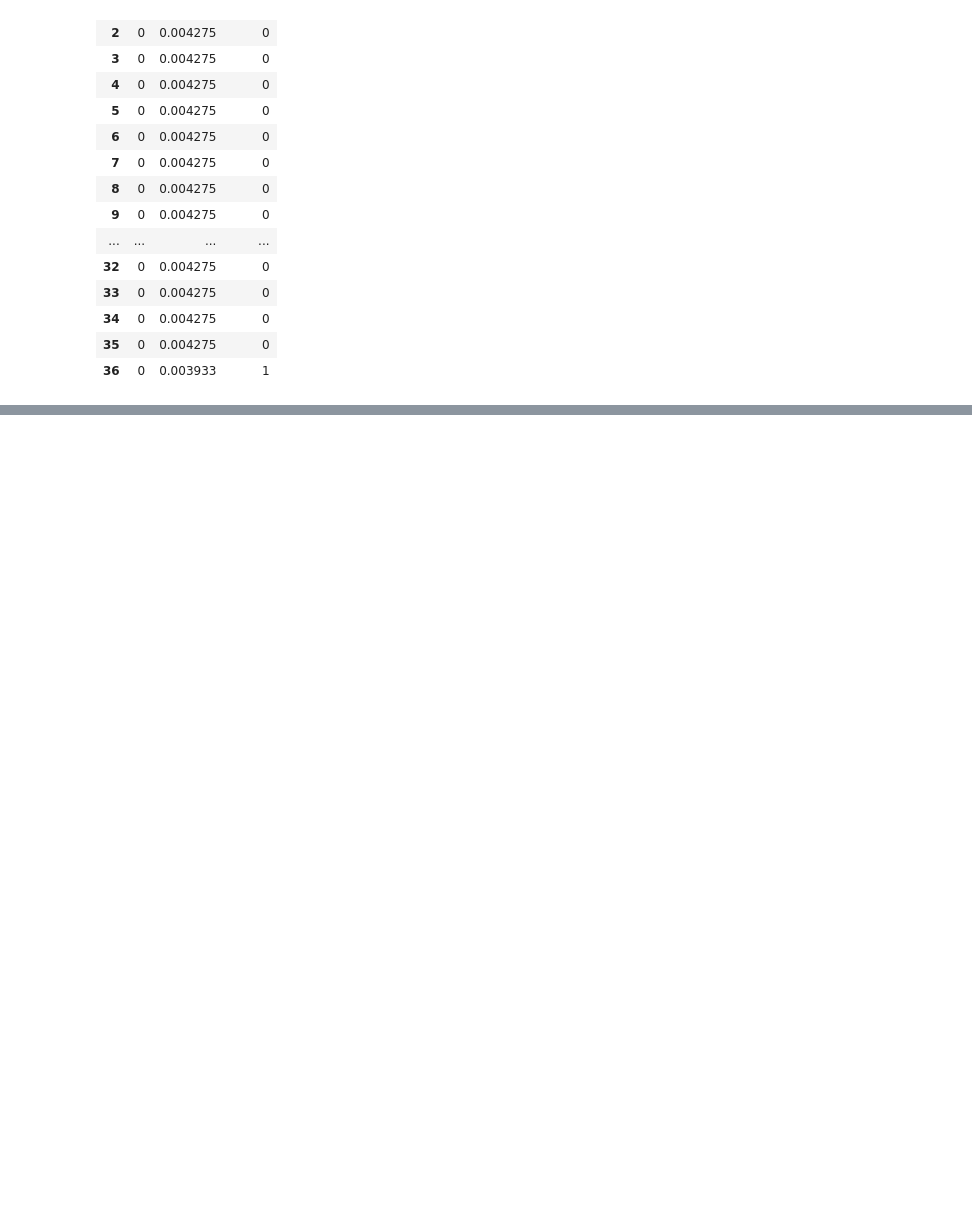
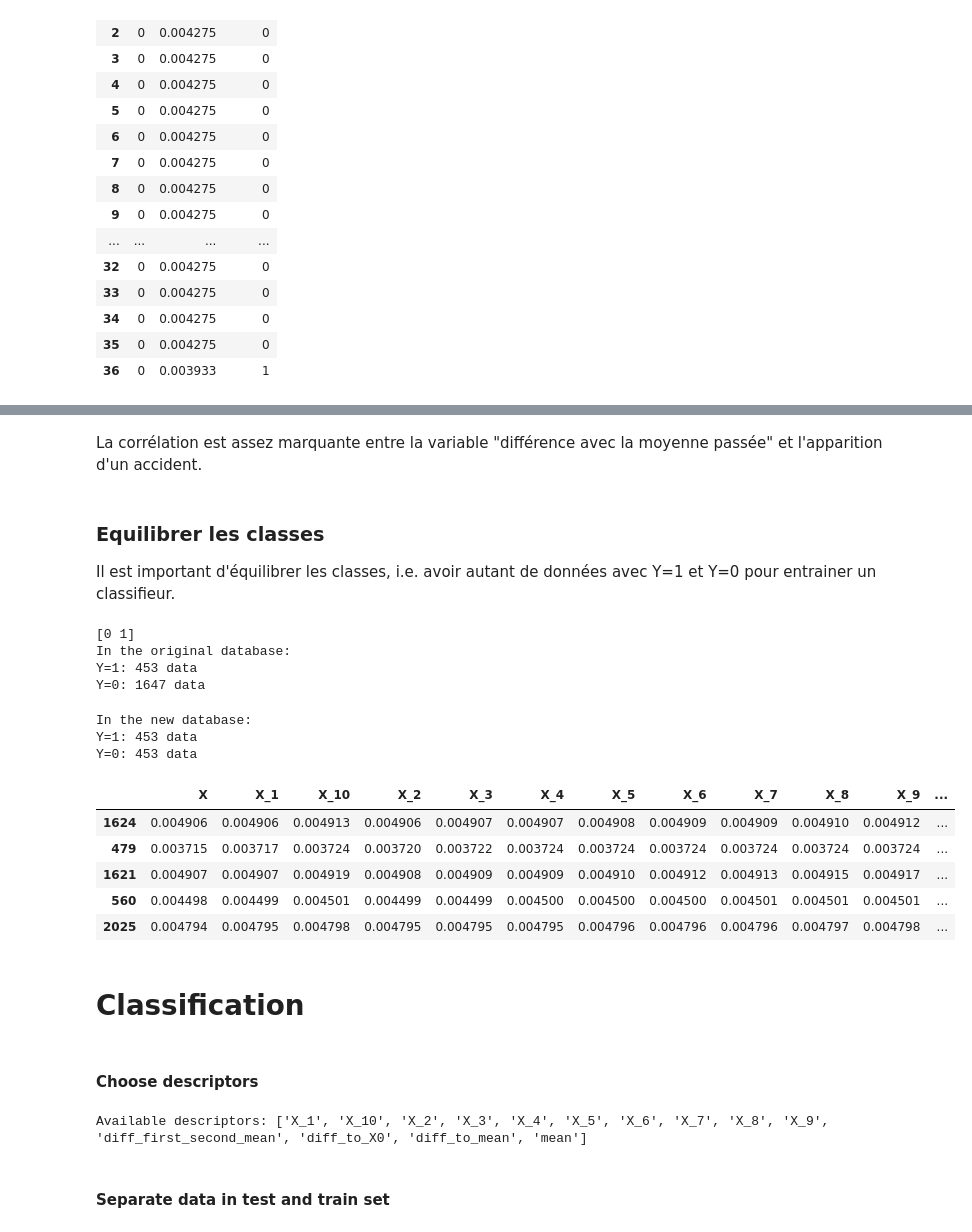
Before and after one commit to ELOISESOULIER/acterrea, a Jupyter notebook: Test_prediction_poumon_python.ipynb, the cells around one changed output, grey strips where cells are left out. Drawn from its saved outputs; the diff is of its cells as text; code cells hidden in the pictures; blank space fills up the shorter version.

```diff
--- a/Test_prediction_poumon_python.ipynb
+++ b/Test_prediction_poumon_python.ipynb
@@ -178,6 +123,0 @@ Y=0: 1471 data
-# %%
-X1 = X_train2[Y_train == 1]
-X0 = X_train2[Y_train == 0]
-indices = np.random.permutation(range(len(X0)))
-new_X0 = X0[indices[:len_Y1]]
-len(new_X0)
@@ -271,0 +198,56 @@ array([0, 1])
+# %% [markdown]
+La corrélation est assez marquante entre la variable "différence avec la moyenne passée" et l'apparition d'un accident.
+# %% [markdown]
+### Equilibrer les classes
+
+Il est important d'équilibrer les classes, i.e. avoir autant de données avec Y=1 et Y=0 pour entrainer un classifieur.
+# %%
+print(np.unique(descriptors['Y']))
+len_Y1 = np.sum(descriptors['Y'])
+len_Y0 = -np.sum([x - 1 for x in descriptors['Y']])
+print("In the original database:")
+print("Y=1:", len_Y1, "data")
+print("Y=0:", len_Y0, "data")
+# %% [output]
+[0 1]
+In the original database:
+Y=1: 453 data
+Y=0: 1647 data
+# %%
+X1 = descriptors[descriptors['Y'] == 1]
+X0 = descriptors[descriptors['Y'] == 0]
+indices = np.random.permutation(range(len(X0)))
+
+if len_Y1 < len_Y0:
+    new_X0 = X0.iloc[indices[:len_Y1]]
+    new_X1 = X1
+else:
+    new_X0 = X0
+    new_X1 = X1.iloc[indices[:len_Y0]]
+
+new_X = pd.concat((new_X0, new_X1))
+
+print("In the new database:")
+print("Y=1:", np.sum(new_X['Y']), "data")
+print("Y=0:", -np.sum([x - 1 for x in new_X['Y']]), "data")
+# %% [output]
+In the new database:
+Y=1: 453 data
+Y=0: 453 data
+# %%
+new_X.head()
+# %% [output]
+|  | X | X_1 | X_10 | X_2 | X_3 | X_4 | X_5 | X_6 | X_7 | X_8 | X_9 | ... |
+| 1624 | 0.004906 | 0.004906 | 0.004913 | 0.004906 | 0.004907 | 0.004907 | 0.004908 | 0.004909 | 0.004909 | 0.004910 | 0.004912 | ... |
+| 479 | 0.003715 | 0.003717 | 0.003724 | 0.003720 | 0.003722 | 0.003724 | 0.003724 | 0.003724 | 0.003724 | 0.003724 | 0.003724 | ... |
+| 1621 | 0.004907 | 0.004907 | 0.004919 | 0.004908 | 0.004909 | 0.004909 | 0.004910 | 0.004912 | 0.004913 | 0.004915 | 0.004917 | ... |
+| 560 | 0.004498 | 0.004499 | 0.004501 | 0.004499 | 0.004499 | 0.004500 | 0.004500 | 0.004500 | 0.004501 | 0.004501 | 0.004501 | ... |
+| 2025 | 0.004794 | 0.004795 | 0.004798 | 0.004795 | 0.004795 | 0.004795 | 0.004796 | 0.004796 | 0.004796 | 0.004797 | 0.004798 | ... |
+# %% [markdown]
+# Classification
+# %% [markdown]
+#### Choose descriptors
+# %%
+print("Available descriptors:", name_descriptors)
+# %% [output]
+Available descriptors: ['X_1', 'X_10', 'X_2', 'X_3', 'X_4', 'X_5', 'X_6', 'X_7', 'X_8', 'X_9', 'diff_first_second_mean', 'diff_to_X0', 'diff_to_mean', 'mean']
@@ -271,0 +257,2 @@ array([0, 1])
+# %% [markdown]
+#### Separate data in test and train set
```
Also changed, not shown: parts of 49 cells of this notebook.
